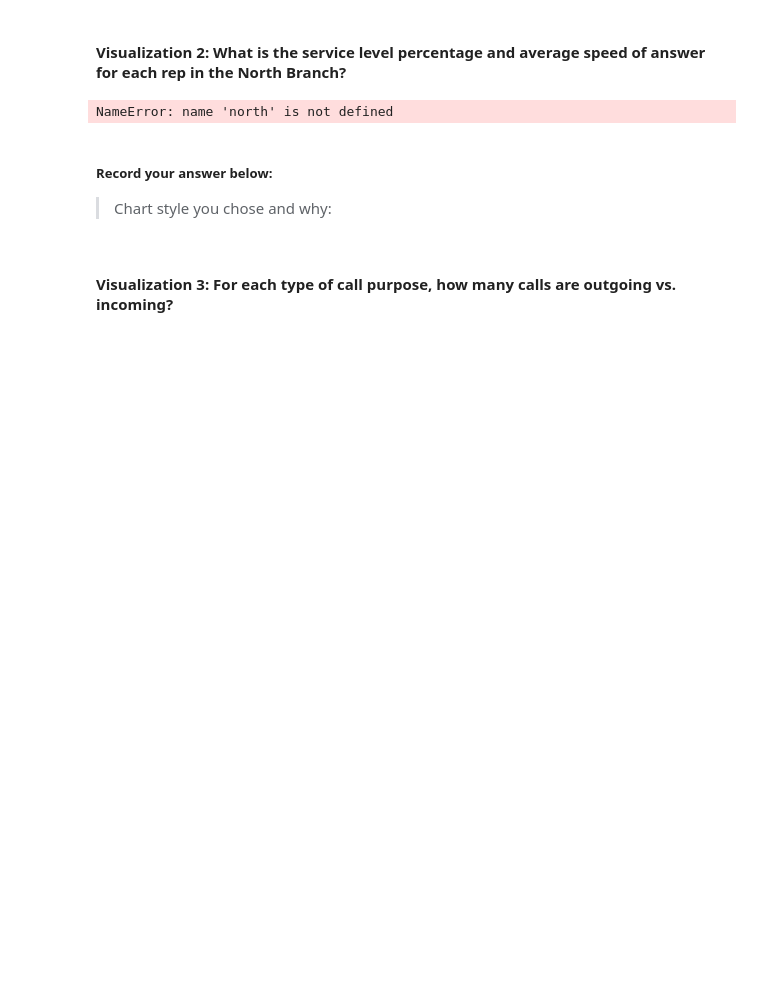
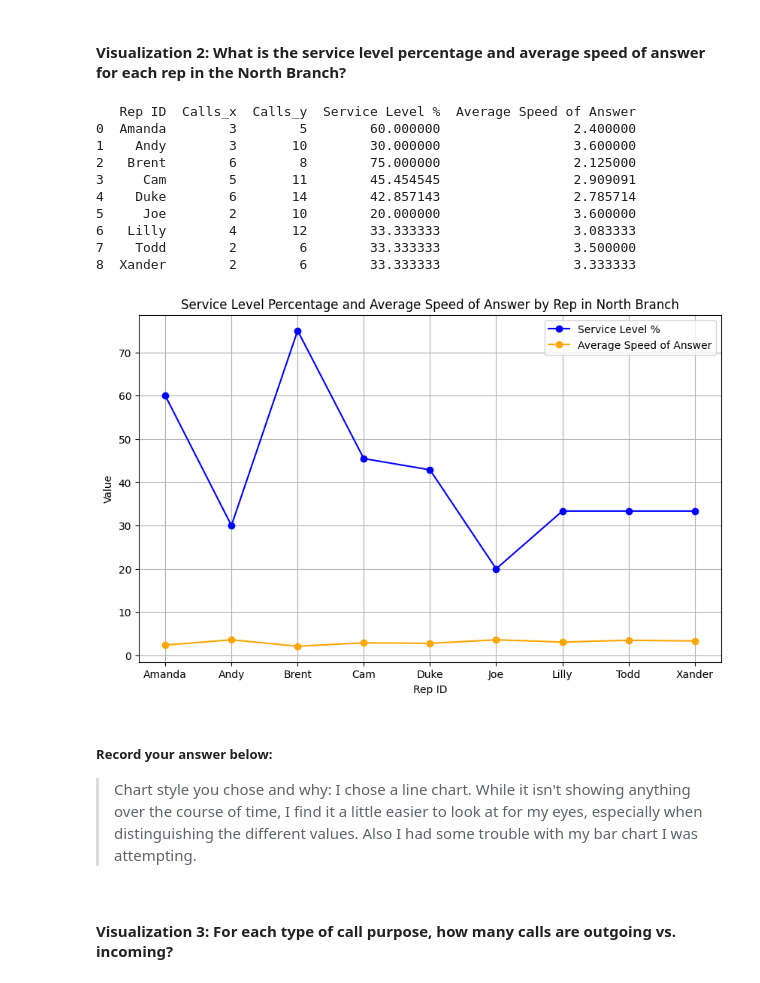
Before and after one commit to cryrobinson/call-center-cleanup-assignment, a Jupyter notebook: Call_Center_Cleanup.ipynb, the cells around one changed output. Saved outputs shown, nothing was run; the diff lists cells and outputs as text; code cells hidden in the pictures; blank space fills up the shorter version.

```diff
--- a/Call_Center_Cleanup.ipynb
+++ b/Call_Center_Cleanup.ipynb
@@ -307,35 +442,66 @@ NameError: name 'df' is not defined
 # %%
 # Create visualization 2 here
 # north_plt contains the data you need for the average speed of answer of each rep
+import pandas as pd
+import matplotlib.pyplot as plt
+
+north = pd.read_csv('NorthCallCenter.csv')
+south = pd.read_csv('SouthCallCenter.csv')
 
 north_plt = north.groupby("Rep ID")["Incoming Wait Time"].mean().to_frame().reset_index()
 
 # Finding each Rep's Personal Service Level Percentage.  Basically, Calls within 2 secs / total calls
 
 # Table 1: Total Incoming calls less than 2 seconds grouped by Rep
 quick_calls = north[north["Incoming Wait Time"] <= 2.0]
 quick_reps = quick_calls[["Rep ID", "Calls"]]
 quick_stats = quick_reps.groupby(["Rep ID"]).sum()  # Final Table
 
 
 # Table 2: Total Incoming Calls Only grouped by Rep
 total_calls_in = north[north["Incoming or Outgoing"] == "Incoming"]
 rep_calls = total_calls_in[["Rep ID", "Calls"]]
 total_stats = rep_calls.groupby(["Rep ID"]).sum() # Final Table
 
 #  Table 3: Service Level Percentage created via merge
 service_level = pd.merge(quick_stats, total_stats, on="Rep ID")
 
 # Create Percentage Column in Table 3
 service_level["Service Level %"] = service_level["Calls_x"]/service_level["Calls_y"] * 100
 
 #Your Code Here:
+average_wait_time = north.groupby("Rep ID")["Incoming Wait Time"].mean().to_frame().reset_index()
+average_wait_time.rename(columns={"Incoming Wait Time": "Average Speed of Answer"}, inplace=True)
+
+final_stats = pd.merge(service_level, average_wait_time, on="Rep ID")
+print(final_stats)
+
+plt.figure(figsize=(10, 6))
+plt.plot(final_stats['Rep ID'], final_stats['Service Level %'], marker='o', label='Service Level %', color='blue')
+plt.plot(final_stats['Rep ID'], final_stats['Average Speed of Answer'], marker='o', label='Average Speed of Answer', color='orange')
+plt.xlabel('Rep ID')
+plt.ylabel('Value')
+plt.title('Service Level Percentage and Average Speed of Answer by Rep in North Branch')
+plt.legend()
+plt.grid()
+
+plt.show()
 # %% [output]
-NameError: name 'north' is not defined
+   Rep ID  Calls_x  Calls_y  Service Level %  Average Speed of Answer
+0  Amanda        3        5        60.000000                 2.400000
+1    Andy        3       10        30.000000                 3.600000
+2   Brent        6        8        75.000000                 2.125000
+3     Cam        5       11        45.454545                 2.909091
+4    Duke        6       14        42.857143                 2.785714
+5     Joe        2       10        20.000000                 3.600000
+6   Lilly        4       12        33.333333                 3.083333
+7    Todd        2        6        33.333333                 3.500000
+8  Xander        2        6        33.333333                 3.333333
+[figure, added]
 # %% [markdown]
 ##### Record your answer below:
 
-> Chart style you chose and why:
+> Chart style you chose and why: I chose a line chart. While it isn't showing anything over the course of time, I find it a little easier to look at for my eyes, especially when distinguishing the different values. Also I had some trouble with my bar chart I was attempting.
 # %% [markdown]
 #### Visualization 3: For each type of call purpose, how many calls are outgoing vs. incoming?
 # %%
```
Also changed, not shown: parts of 16 cells of this notebook.
